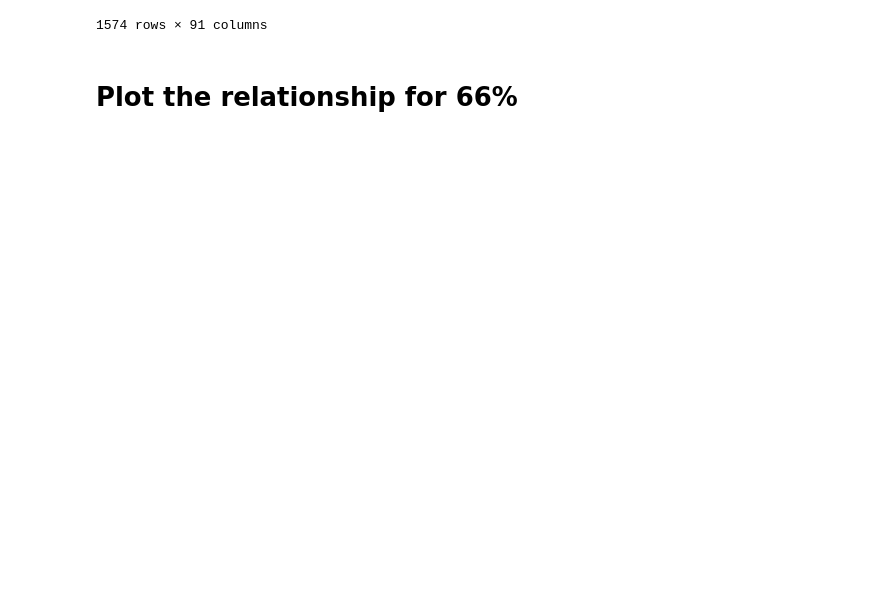
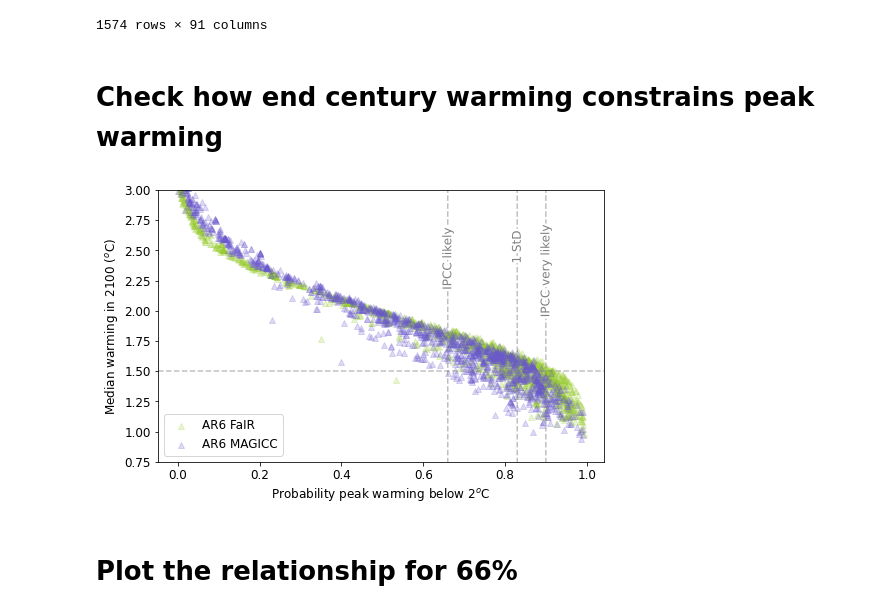
Before and after one commit to Rlamboll/HowBelowIsWellBelow, a Jupyter notebook: MapExceedanceProbToMedianWarming.ipynb, the cells around one changed output. Saved outputs shown, nothing was run; the diff lists cells and outputs as text; code cells hidden in the pictures; blank space fills up the shorter version.

```diff
--- a/MapExceedanceProbToMedianWarming.ipynb
+++ b/MapExceedanceProbToMedianWarming.ipynb
@@ -223,6 +216,50 @@ ar6meta.sort_values(nzGHG)
 | 580 | IMAGE 3.2 | SSP2_SPA2_45I_RE | C6 | C6: limit warming to 3°C (>50%) | C6 | NaN | C6 | ... |
 | 1573 | WITCH-GLOBIOM 4.4 | CD-LINKS_NoPolicy | C7 | C7: limit warming to 4°C (>50%) | C7 | NaN | C7 | ... |
 1574 rows × 91 columns
+# %% [markdown]
+# Check how end century warming constrains peak warming
+# %%
+# Plot the relationship between end century warming and peak warming in both MAGICC and FaIR
+_, ax1 = plt.subplots(figsize=(8, 5))
+plt.scatter(
+    x=1-ar6meta[ar6fairexceed2c],
+    y=ar6meta['Median warming in 2100 (FaIRv1.6.2)'],
+    alpha=0.22,
+    label="AR6 FaIR",
+    c="yellowgreen",
+    marker="^",
+)
+plt.scatter(
+    x=1-ar6meta[ar6magiccexceed2c],
+    y=ar6meta['Median warming in 2100 (MAGICCv7.5.3)'],
+    alpha=0.22,
+    label="AR6 MAGICC",
+    c="slateblue",
+    marker="^",
+)
+
+plt.xlabel("Probability peak warming below 2$^o$C")
+plt.ylabel("Median warming in 2100 ($^o$C)")
+plt.ylim([0.75, 3])
+for x, label in [(0.66, "IPCC likely"), (0.83, "1 StD"), (0.9, "IPCC very likely")]:
+    plt.plot([x, x+fringe], [0, 4.5], color="grey", linestyle="--", label=label, alpha=0.5)
+lines = plt.gca().get_lines()
+labelLines(lines[-3:], align=True, xvals=[0.66+fringe*1/1.85, 0.83+fringe/1.78, 0.90+fringe*1.0/1.93])
+plt.axhline(y=1.5, linestyle="--", color="grey", alpha=0.5)
+
+# Plot only the first few legend items
+# 1. Get all handles and labels from the current axes
+handles, labels = ax1.get_legend_handles_labels()
+
+# 2. Slice the lists to remove the last 3 items
+filtered_handles = handles[:-3]
+filtered_labels = labels[:-3]
+
+# 3. Create the legend using only the filtered lists
+ax1.legend(filtered_handles, filtered_labels, loc='best')
+plt.savefig("./output/2100MedianWarmVsPeak.png", dpi=300, bbox_inches='tight')
+# %% [output]
+[figure, added]
 # %% [markdown]
 # Plot the relationship for 66%
 # %%
```
Also changed, not shown: parts of 9 cells of this notebook, 1 other file.
